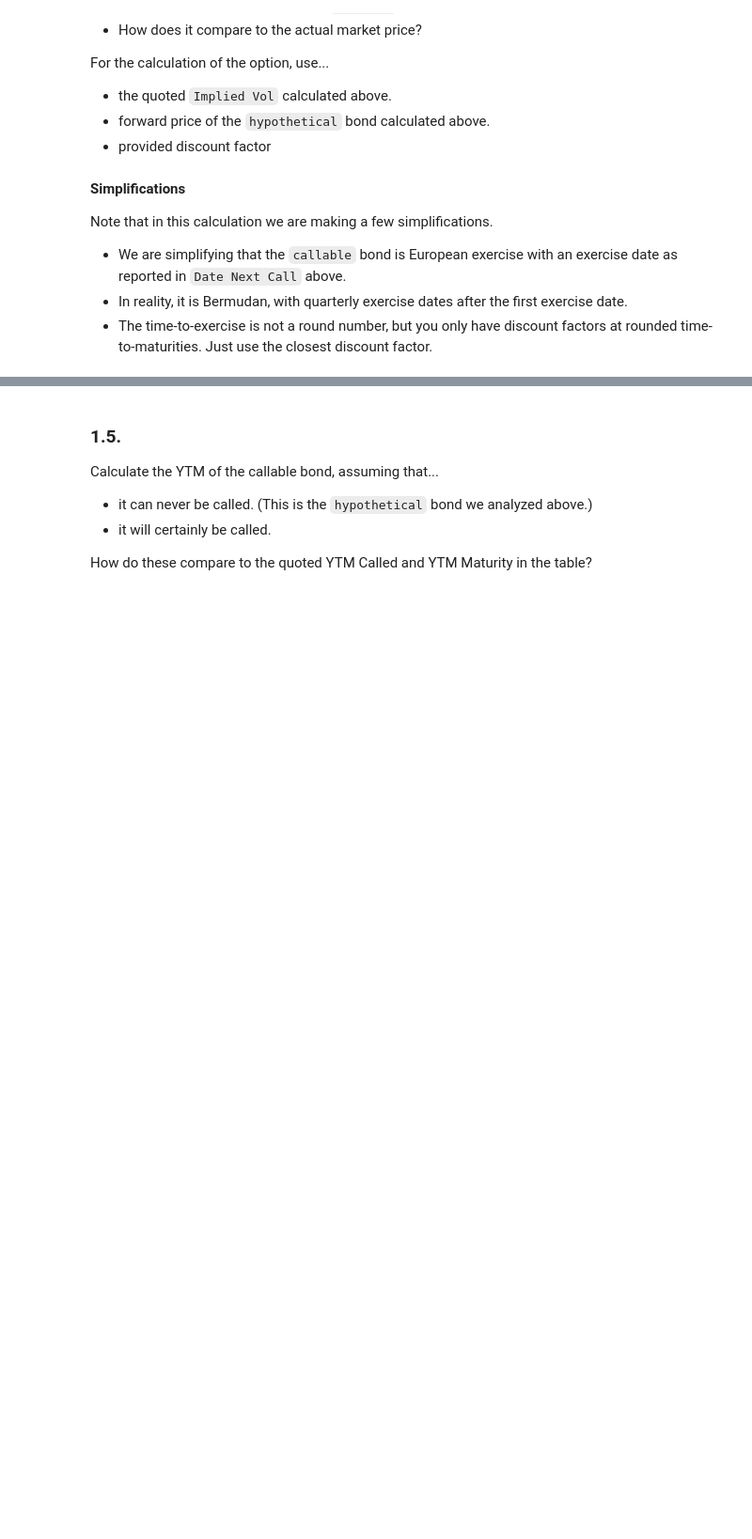
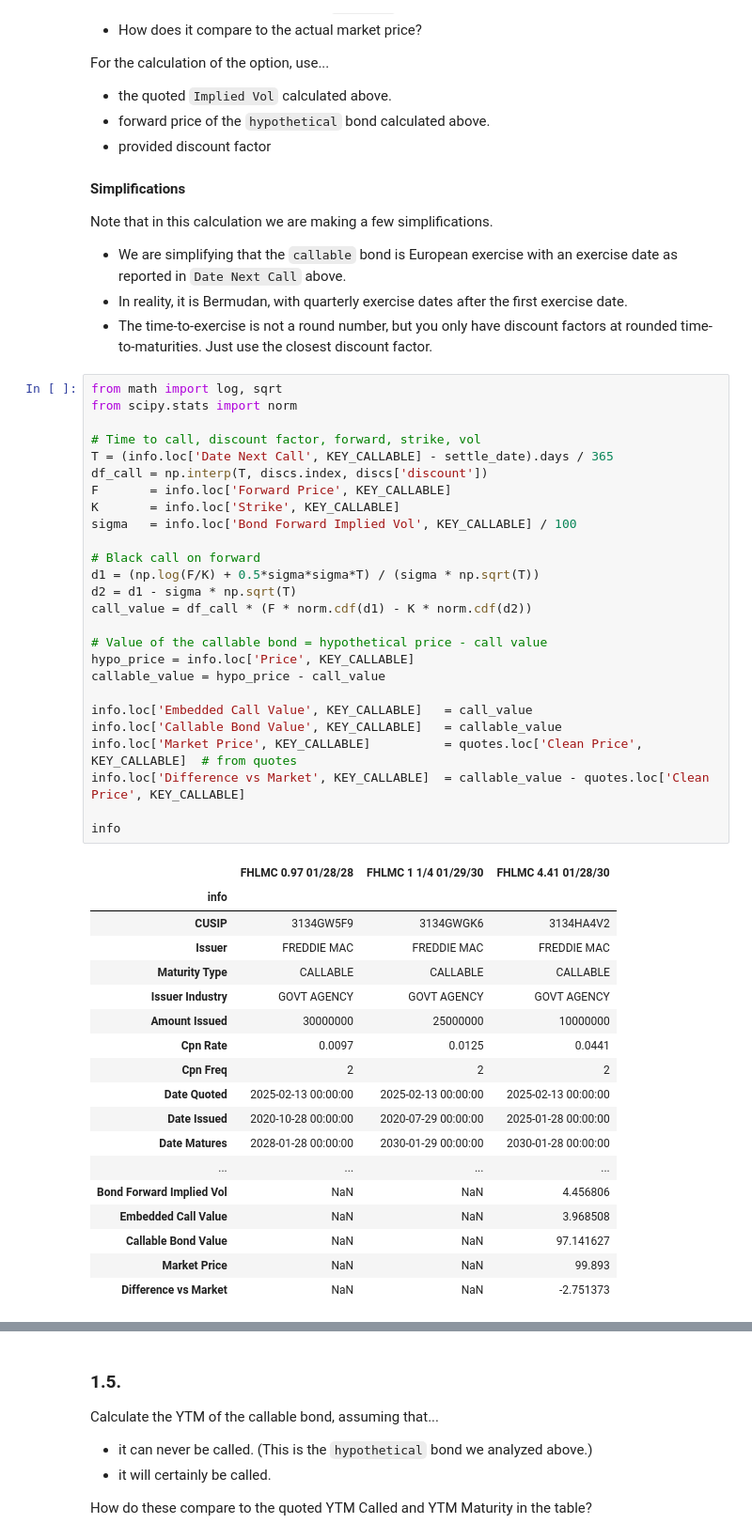
Before and after one commit to ekopen/finm-fiderivs-2025, a Jupyter notebook: homework/Homework 1 - Eric Kopen.ipynb, the cells around one changed output, grey strips where cells are left out. Shown: that part at 94% size. Saved outputs shown, nothing was run; the diff lists cells and outputs as text; blank space fills up the shorter version.

```diff
--- a/homework/Homework 1 - Eric Kopen.ipynb
+++ b/homework/Homework 1 - Eric Kopen.ipynb
@@ -202,3 +263,48 @@ Note that in this calculation we are making a few simplifications.
 * We are simplifying that the `callable` bond is European exercise with an exercise date as reported in `Date Next Call` above.
 * In reality, it is Bermudan, with quarterly exercise dates after the first exercise date.
 * The time-to-exercise is not a round number, but you only have discount factors at rounded time-to-maturities. Just use the closest discount factor.
+# %%
+from math import log, sqrt
+from scipy.stats import norm
+
+# Time to call, discount factor, forward, strike, vol
+T = (info.loc['Date Next Call', KEY_CALLABLE] - settle_date).days / 365
+df_call = np.interp(T, discs.index, discs['discount'])
+F       = info.loc['Forward Price', KEY_CALLABLE]
+K       = info.loc['Strike', KEY_CALLABLE]
+sigma   = info.loc['Bond Forward Implied Vol', KEY_CALLABLE] / 100
+
+# Black call on forward
+d1 = (np.log(F/K) + 0.5*sigma*sigma*T) / (sigma * np.sqrt(T))
+d2 = d1 - sigma * np.sqrt(T)
+call_value = df_call * (F * norm.cdf(d1) - K * norm.cdf(d2))
+
+# Value of the callable bond = hypothetical price - call value
+hypo_price = info.loc['Price', KEY_CALLABLE]
+callable_value = hypo_price - call_value
+
+info.loc['Embedded Call Value', KEY_CALLABLE]   = call_value
+info.loc['Callable Bond Value', KEY_CALLABLE]   = callable_value
+info.loc['Market Price', KEY_CALLABLE]          = quotes.loc['Clean Price', KEY_CALLABLE]  # from quotes
+info.loc['Difference vs Market', KEY_CALLABLE]  = callable_value - quotes.loc['Clean Price', KEY_CALLABLE]
+
+info
+# %% [output]
+|  | FHLMC 0.97 01/28/28 | FHLMC 1 1/4 01/29/30 | FHLMC 4.41 01/28/30 |
+| info |  |  |  |
+| CUSIP | 3134GW5F9 | 3134GWGK6 | 3134HA4V2 |
+| Issuer | FREDDIE MAC | FREDDIE MAC | FREDDIE MAC |
+| Maturity Type | CALLABLE | CALLABLE | CALLABLE |
+| Issuer Industry | GOVT AGENCY | GOVT AGENCY | GOVT AGENCY |
+| Amount Issued | 30000000 | 25000000 | 10000000 |
+| Cpn Rate | 0.0097 | 0.0125 | 0.0441 |
+| Cpn Freq | 2 | 2 | 2 |
+| Date Quoted | 2025-02-13 00:00:00 | 2025-02-13 00:00:00 | 2025-02-13 00:00:00 |
+| Date Issued | 2020-10-28 00:00:00 | 2020-07-29 00:00:00 | 2025-01-28 00:00:00 |
+| Date Matures | 2028-01-28 00:00:00 | 2030-01-29 00:00:00 | 2030-01-28 00:00:00 |
+| ... | ... | ... | ... |
+| Bond Forward Implied Vol | NaN | NaN | 4.456806 |
+| Embedded Call Value | NaN | NaN | 3.968508 |
+| Callable Bond Value | NaN | NaN | 97.141627 |
+| Market Price | NaN | NaN | 99.893 |
+| Difference vs Market | NaN | NaN | -2.751373 |
```
Also changed, not shown: parts of 19 cells of this notebook.
